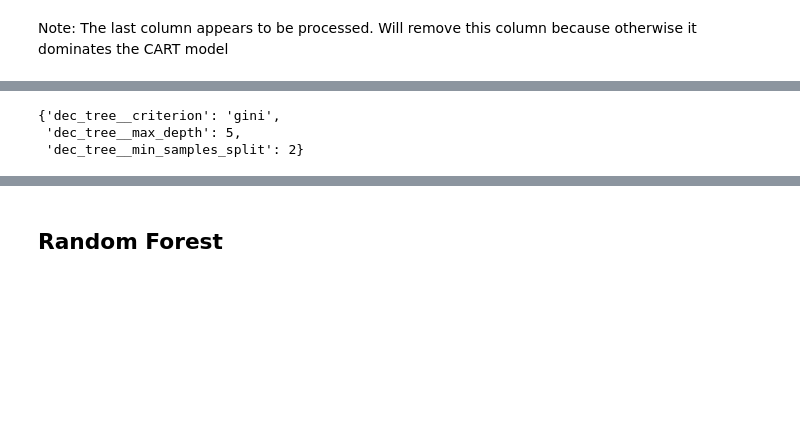
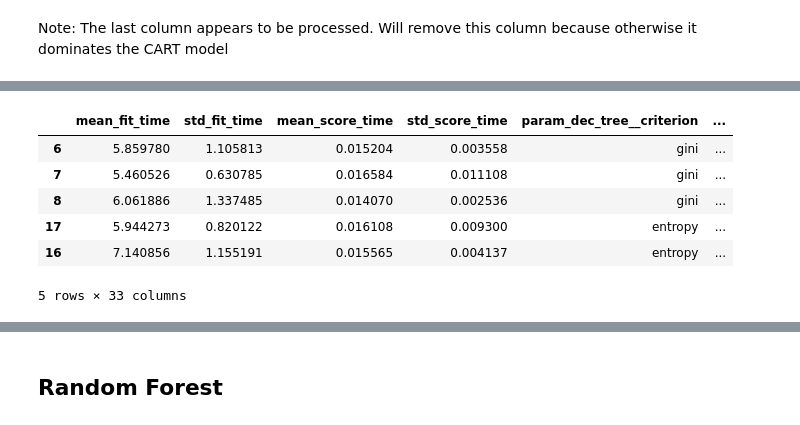
Before and after one commit to deniztokmakoglu/CAPP30254_Project, a Jupyter notebook: Decision Tree and Random Forest.ipynb, the cells around one changed output, grey strips where cells are left out. Drawn from its saved outputs; the diff is of its cells as text; code cells hidden in the pictures; blank space fills up the shorter version.

```diff
--- a/Decision Tree and Random Forest.ipynb
+++ b/Decision Tree and Random Forest.ipynb
@@ -96,8 +143,8 @@ y_test = test['High Cost'].values
 pipeline = Pipeline([("dec_tree", DecisionTreeClassifier(random_state = 0))])
 # %%
 criterion = ["gini", "entropy"]
-max_depth = [1, 3, 5]
-min_samples_split = [2, 5, 10]
+max_depth = [1,2,5]
+min_samples_split = [2,4,8]
 parameters = {
     "dec_tree__criterion" : criterion,
     "dec_tree__max_depth" : max_depth,
@@ -128,6 +175,10 @@ MSE (Grid Search):      0.23897534559624203
-# %%
-ranked_cv.loc[6].params
-# %% [output]
-{'dec_tree__criterion': 'gini',
- 'dec_tree__max_depth': 5,
- 'dec_tree__min_samples_split': 2}
+# %%
+ranked_cv.head()
+# %% [output]
+|  | mean_fit_time | std_fit_time | mean_score_time | std_score_time | param_dec_tree__criterion | ... |
+| 6 | 5.859780 | 1.105813 | 0.015204 | 0.003558 | gini | ... |
+| 7 | 5.460526 | 0.630785 | 0.016584 | 0.011108 | gini | ... |
+| 8 | 6.061886 | 1.337485 | 0.014070 | 0.002536 | gini | ... |
+| 17 | 5.944273 | 0.820122 | 0.016108 | 0.009300 | entropy | ... |
+| 16 | 7.140856 | 1.155191 | 0.015565 | 0.004137 | entropy | ... |
+5 rows × 33 columns
```
Also changed, not shown: parts of 41 cells of this notebook.
